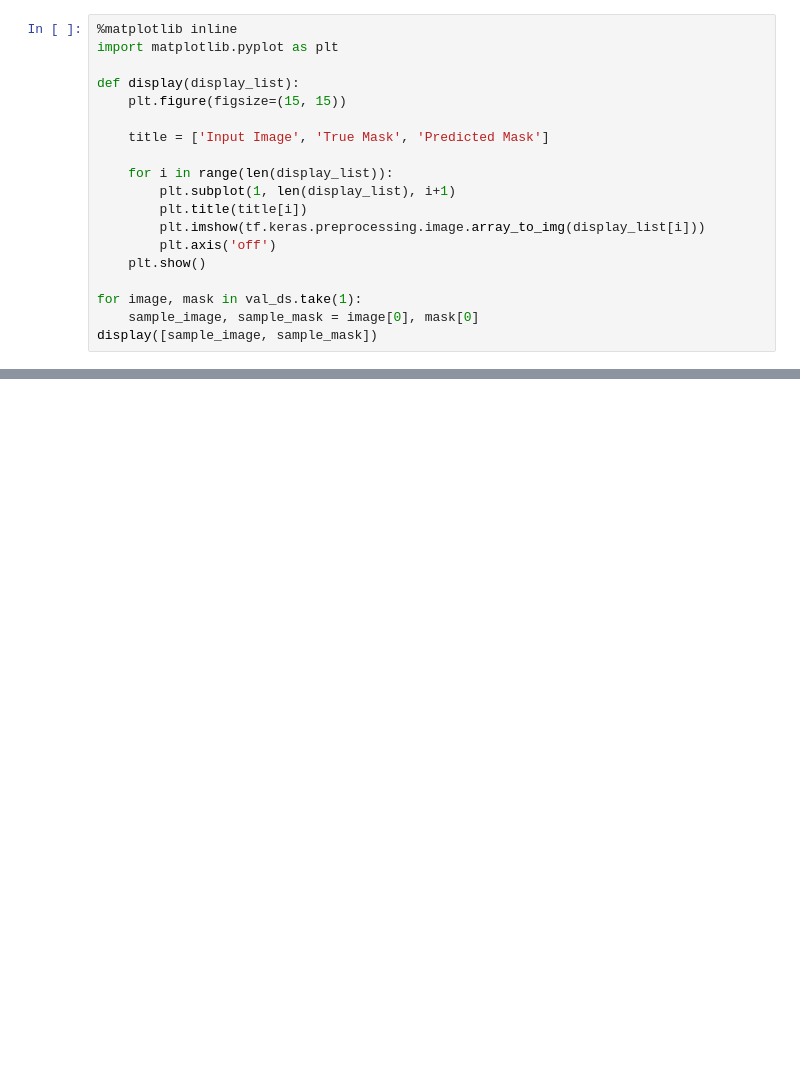
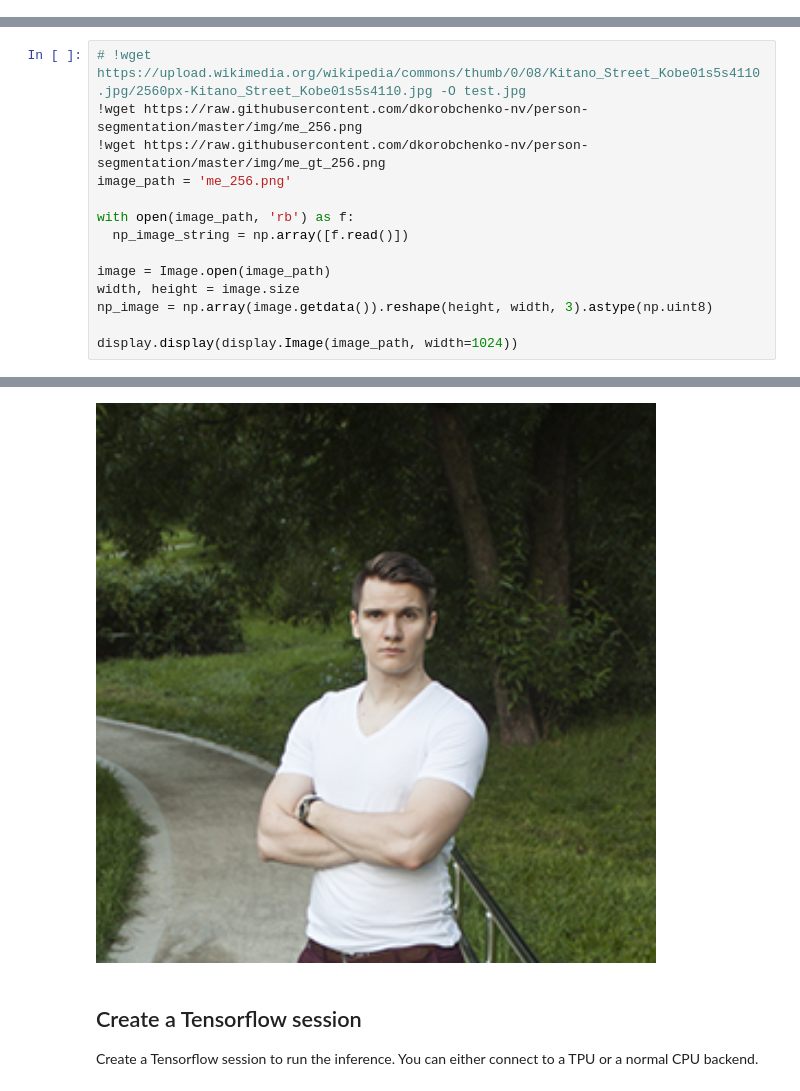
Before and after one commit to Iflgit/GB_CV, a Jupyter notebook: l4/hw4.ipynb, the cells around one changed output, grey strips where cells are left out. Cells and saved outputs as stored; diff of their text form; blank space fills up the shorter version.

```diff
--- a/l4/hw4.ipynb
+++ b/l4/hw4.ipynb
@@ -165,19 +0,0 @@ val_ds = COCO_dataset_val.val_dataset(BATCH_SIZE, INP_SIZE)
-# %%
-%matplotlib inline
-import matplotlib.pyplot as plt
-
-def display(display_list):
-    plt.figure(figsize=(15, 15))
-
-    title = ['Input Image', 'True Mask', 'Predicted Mask']
-
-    for i in range(len(display_list)):
-        plt.subplot(1, len(display_list), i+1)
-        plt.title(title[i])
-        plt.imshow(tf.keras.preprocessing.image.array_to_img(display_list[i]))
-        plt.axis('off')
-    plt.show()
-
-for image, mask in val_ds.take(1):
-    sample_image, sample_mask = image[0], mask[0]
-display([sample_image, sample_mask])
@@ -316,0 +133,15 @@ for image, mask in val_ds.take(5):
+# %%
+# !wget https://upload.wikimedia.org/wikipedia/commons/thumb/0/08/Kitano_Street_Kobe01s5s4110.jpg/2560px-Kitano_Street_Kobe01s5s4110.jpg -O test.jpg
+!wget https://raw.githubusercontent.com/dkorobchenko-nv/person-segmentation/master/img/me_256.png
+!wget https://raw.githubusercontent.com/dkorobchenko-nv/person-segmentation/master/img/me_gt_256.png
+image_path = 'me_256.png'
+
+with open(image_path, 'rb') as f:
+  np_image_string = np.array([f.read()])
+
+image = Image.open(image_path)
+width, height = image.size
+np_image = np.array(image.getdata()).reshape(height, width, 3).astype(np.uint8)
+
+display.display(display.Image(image_path, width=1024))
+# %% [output]
@@ -316,0 +165,4 @@ for image, mask in val_ds.take(5):
+[figure, added]
+# %% [markdown]
+## Create a Tensorflow session
+Create a Tensorflow session to run the inference. You can either connect to a TPU or a normal CPU backend.
```
Also changed, not shown: parts of 48 cells of this notebook.
